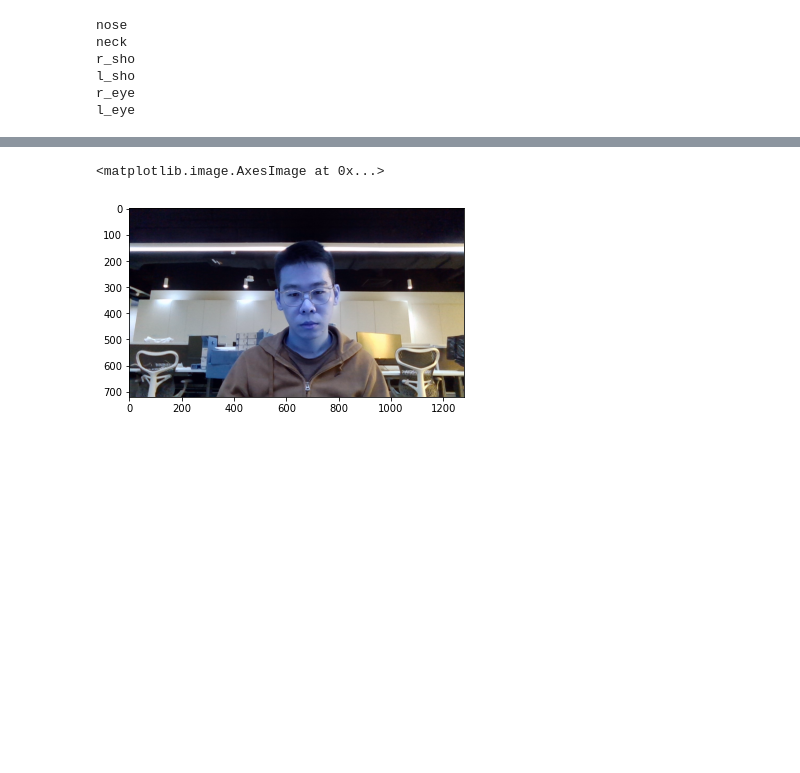
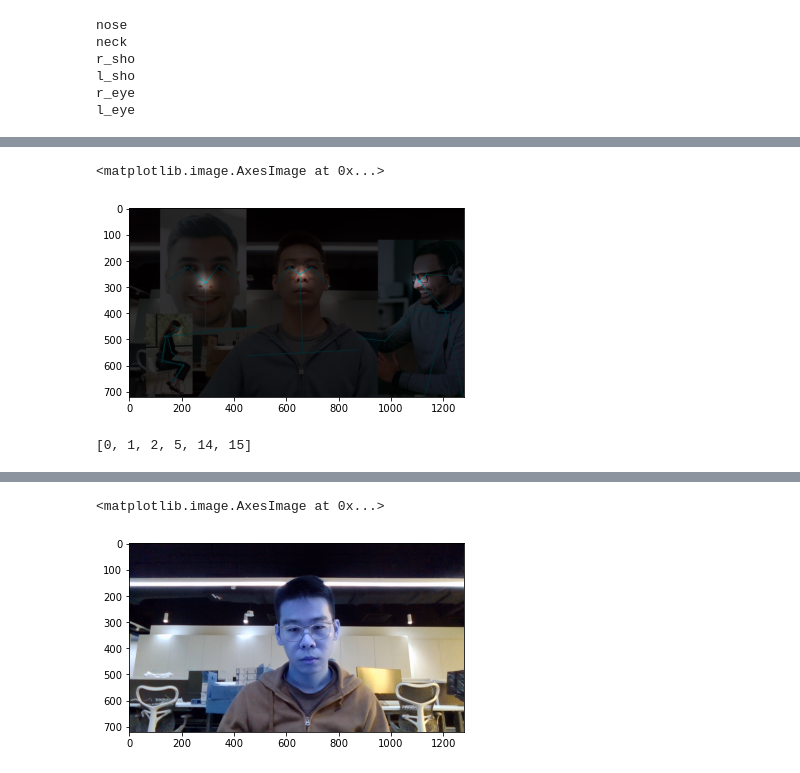
Before and after one commit to sfsy1/lightweight-human-pose-estimation.pytorch, a Jupyter notebook: demo.ipynb, the cells around one changed output, grey strips where cells are left out. Drawn from its saved outputs; the diff is of its cells as text; code cells hidden in the pictures; blank space fills up the shorter version.

```diff
--- a/demo.ipynb
+++ b/demo.ipynb
@@ -290,0 +317,9 @@ plt.imshow(np.squeeze(raw[0][:,0,:,:].cpu().detach().numpy()))
+# %%
+plt.imshow(0.8*np.array(img*mask, dtype=np.float32)/255 + 0.2*(img/255))
+# %% [output]
+<matplotlib.image.AxesImage at 0x...>
+[figure, added]
+# %%
+poi
+# %% [output]
+[0, 1, 2, 5, 14, 15]
```
Also changed, not shown: parts of 11 cells of this notebook, 6 other files.
